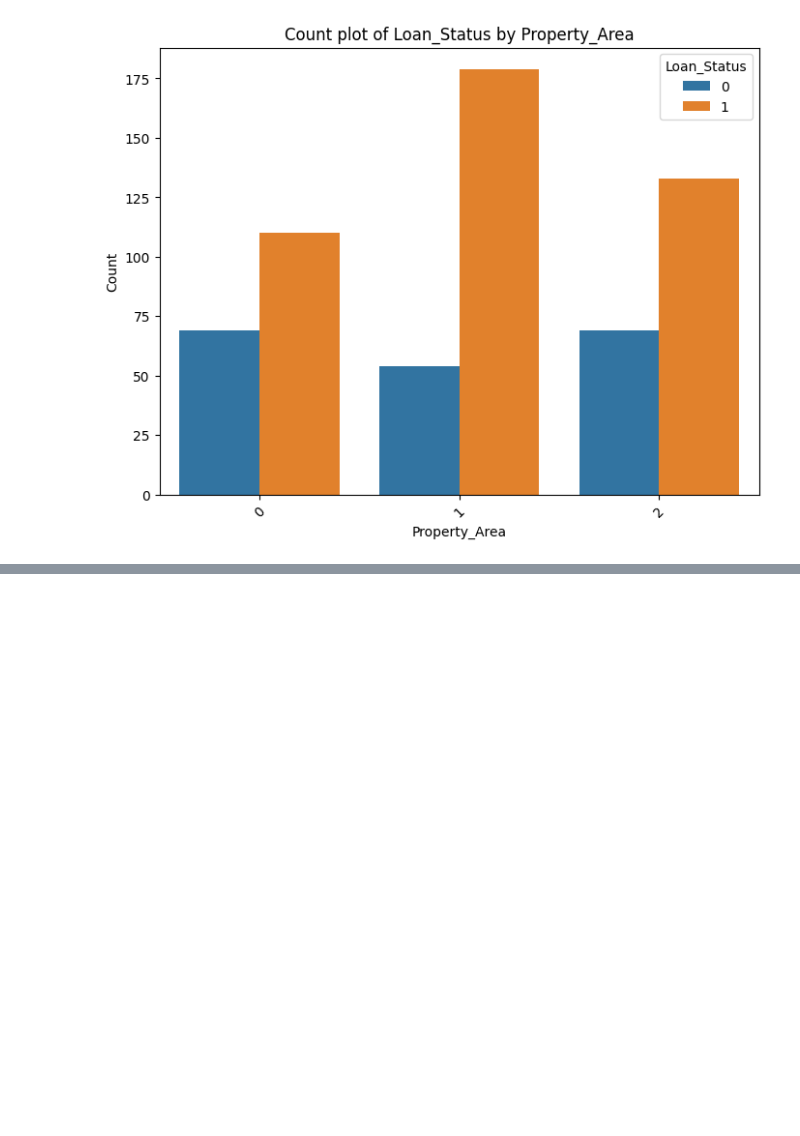
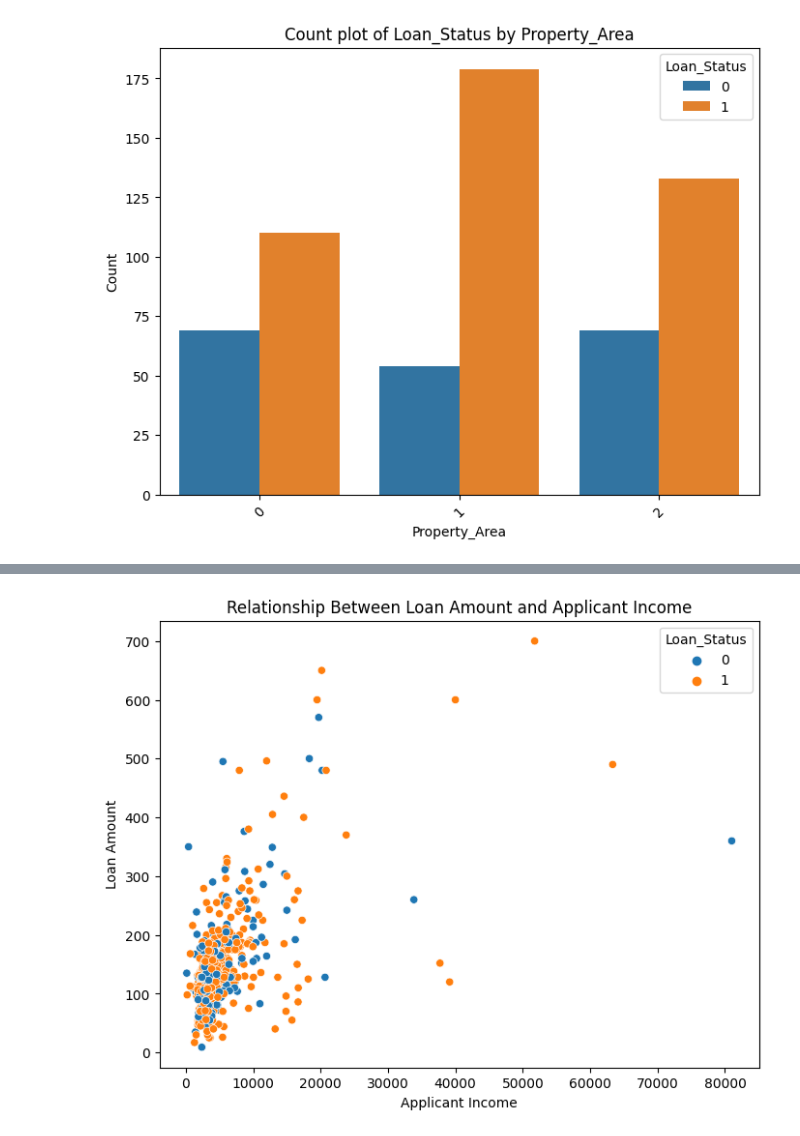
Before and after one commit to anas-ansri/LoanPrediction, a Jupyter notebook: Abhishek.ipynb, the cells around one changed output, grey strips where cells are left out. Cells and saved outputs as stored; diff of their text form; code cells hidden in the pictures; blank space fills up the shorter version.

```diff
--- a/Abhishek.ipynb
+++ b/Abhishek.ipynb
@@ -198,0 +208,11 @@ for column in df2.columns:
+# %%
+# Scatter plot showing relationship between Loan Amount and Applicant Income
+plt.figure(figsize=(8, 6))
+sns.scatterplot(data=df2, x='ApplicantIncome', y='LoanAmount', hue='Loan_Status')
+plt.title('Relationship Between Loan Amount and Applicant Income')
+plt.xlabel('Applicant Income')
+plt.ylabel('Loan Amount')
+plt.legend(title='Loan_Status')
+plt.show()
+# %% [output]
+[figure, added]
```
Also changed, not shown: parts of 1 cell of this notebook.
